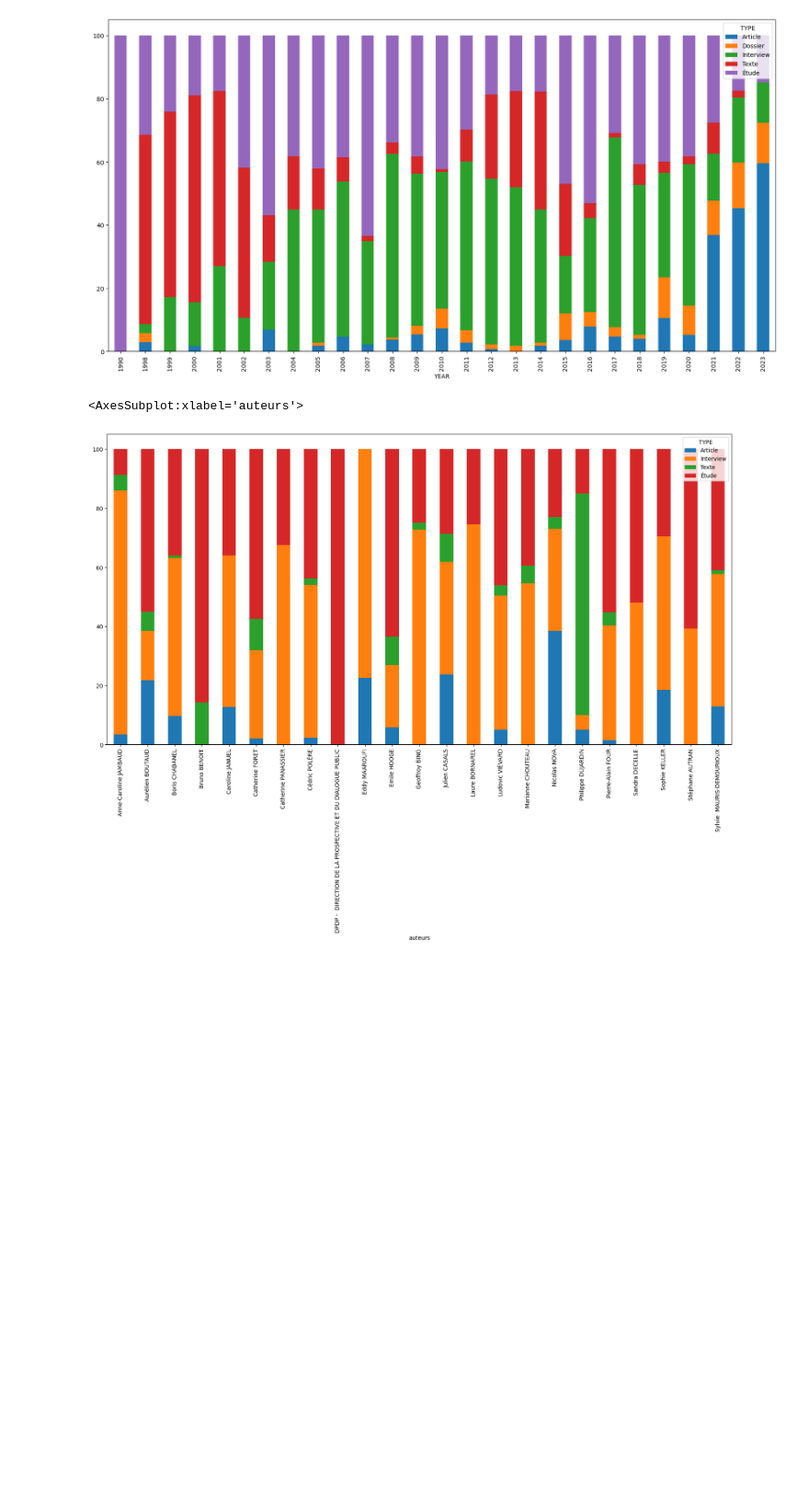
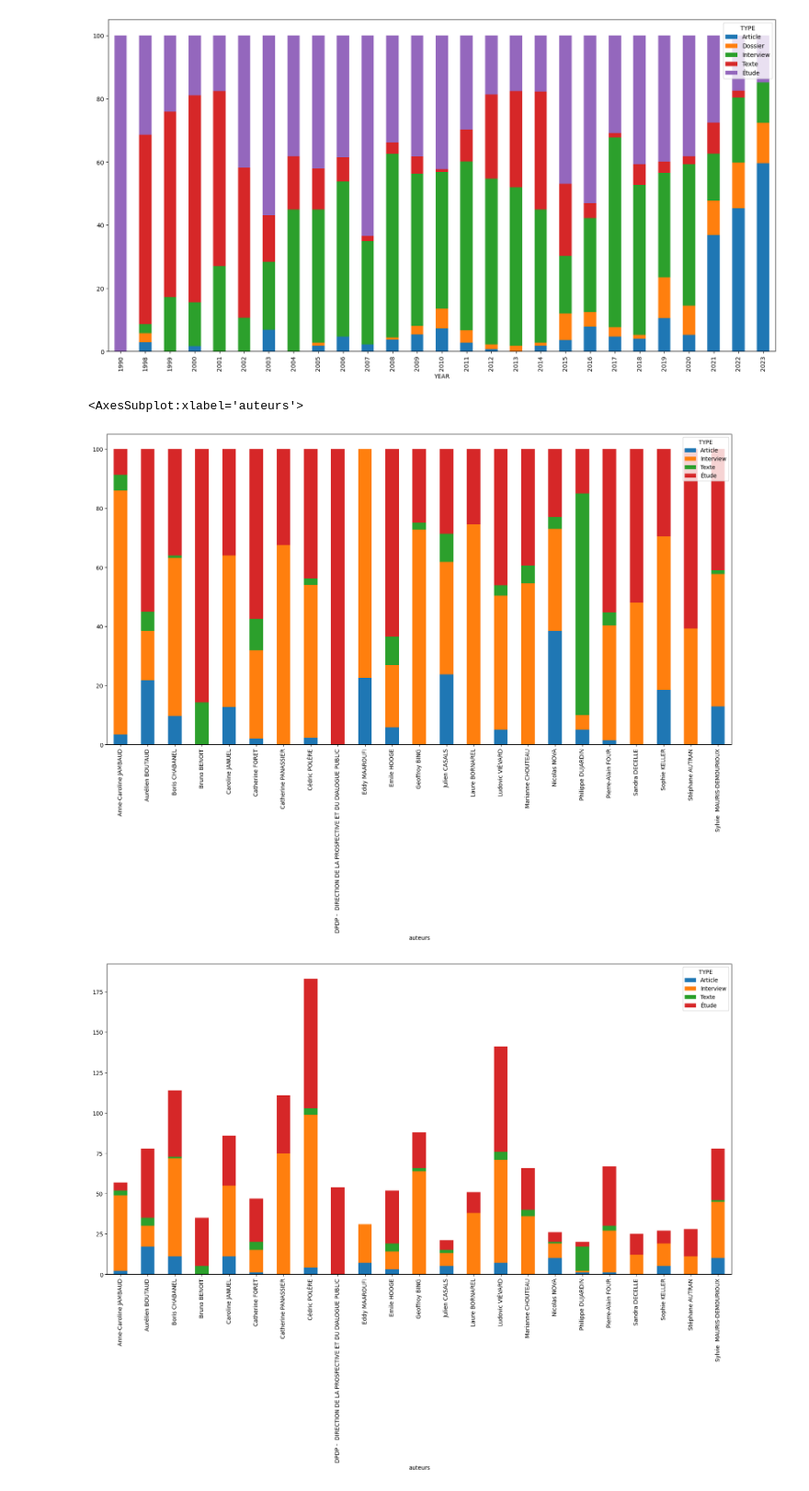
Before and after one commit to Geminy3/Skoli_M3, a Jupyter notebook: Analyse_text.ipynb, the cells around one changed output. Shown at 92% size. Cells and saved outputs as stored; diff of their text form; code cells hidden in the pictures; blank space fills up the shorter version.

```diff
--- a/Analyse_text.ipynb
+++ b/Analyse_text.ipynb
@@ -129,11 +129,13 @@ tmp = tmp.loc[tmp.YEAR.notna()]
 # %%
 filtered_tmp = tmp.groupby("auteurs").filter(lambda x:len(x) >= 20)
 filtered_tmp
 temp = pd.crosstab(filtered_tmp.auteurs, filtered_tmp.TYPE)
 temp.transpose().transform(lambda x:x/sum(x)).mul(100).transpose().plot(kind="bar", stacked=True, figsize=(20, 10))
+temp.plot(kind="bar", stacked=True, figsize=(20, 10))
 # %% [output]
 <AxesSubplot:xlabel='auteurs'>
 [figure]
+[figure, added]
 # %%
 import spacy
 #import openai #!pip install openai
```
